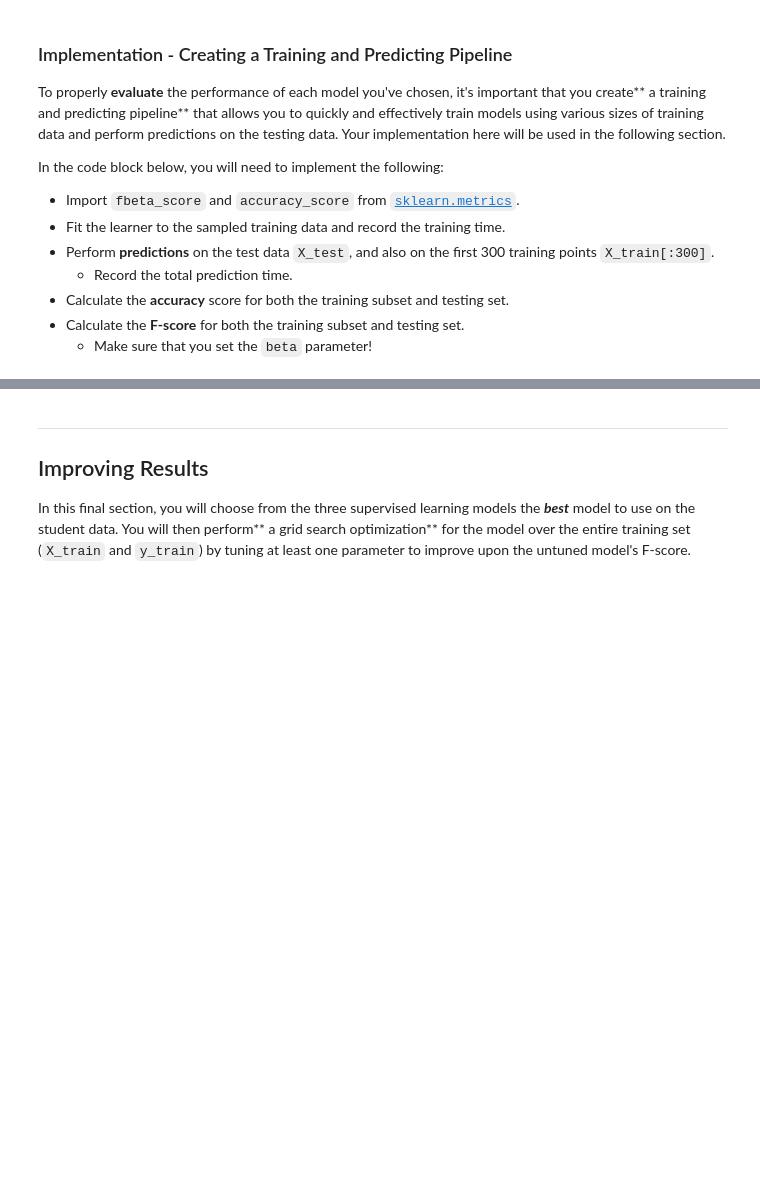
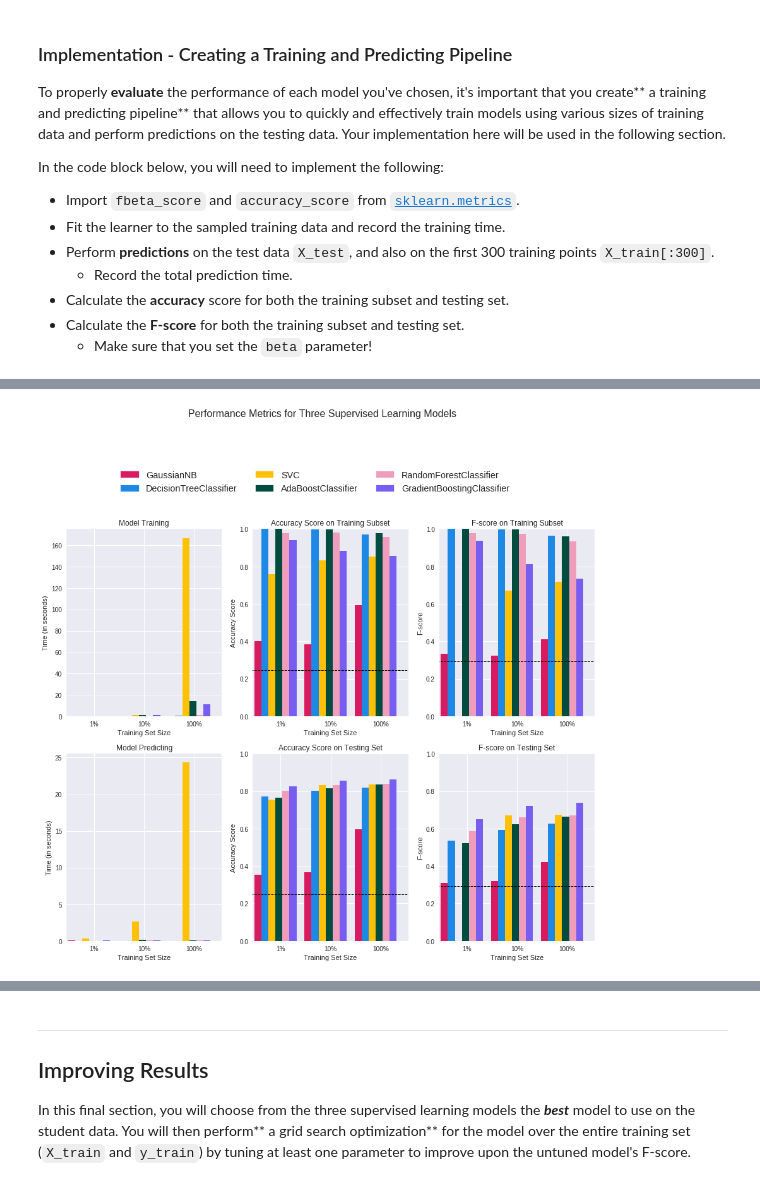
Before and after one commit to yanglinjing/dsnd_p1_charity, a Jupyter notebook: finding_donors.ipynb, the cells around one changed output, grey strips where cells are left out. Cells and saved outputs as stored; diff of their text form; code cells hidden in the pictures; blank space fills up the shorter version.

```diff
--- a/finding_donors.ipynb
+++ b/finding_donors.ipynb
@@ -505,27 +564,19 @@ In the code cell, you will need to implement the following:
 # %%
-# TODO: Import the three supervised learning models from sklearn
-
-# TODO: Initialize the three models
-clf_A = None
-clf_B = None
-clf_C = None
-
 # TODO: Calculate the number of samples for 1%, 10%, and 100% of the training data
 # HINT: samples_100 is the entire training set i.e. len(y_train)
 # HINT: samples_10 is 10% of samples_100 (ensure to set the count of the values to be `int` and not `float`)
 # HINT: samples_1 is 1% of samples_100 (ensure to set the count of the values to be `int` and not `float`)
-samples_100 = None
-samples_10 = None
-samples_1 = None
-
-# Collect results on the learners
-results = {}
-for clf in [clf_A, clf_B, clf_C]:
-    clf_name = clf.__class__.__name__
-    results[clf_name] = {}
-    for i, samples in enumerate([samples_1, samples_10, samples_100]):
-        results[clf_name][i] = \
-        train_predict(clf, samples, X_train, y_train, X_test, y_test)
-
-# Run metrics visualization for the three supervised learning models chosen
-vs.evaluate(results, accuracy, fscore)
+samples_100 = len(y_train)
+samples_10 = int(samples_100 * 0.1)
+samples_1 = int(samples_100 * 0.01)
+# %%
+# Collect results on the learners
+results = {}
+
+for clf in clfs:
+
+    clf_name = clf.__class__.__name__
+    results[clf_name] = {}
+
+    for i, samples in enumerate([samples_1, samples_10, samples_100]):
+        results[clf_name][i] = train_predict(clf, samples, X_train, y_train, X_test, y_test)
@@ -531,0 +605,4 @@ vs.evaluate(results, accuracy, fscore)
+# %%
+evaluate(results, accuracy, fscore)
+# %% [output]
+[figure, added]
```
Also changed, not shown: parts of 37 cells of this notebook.
